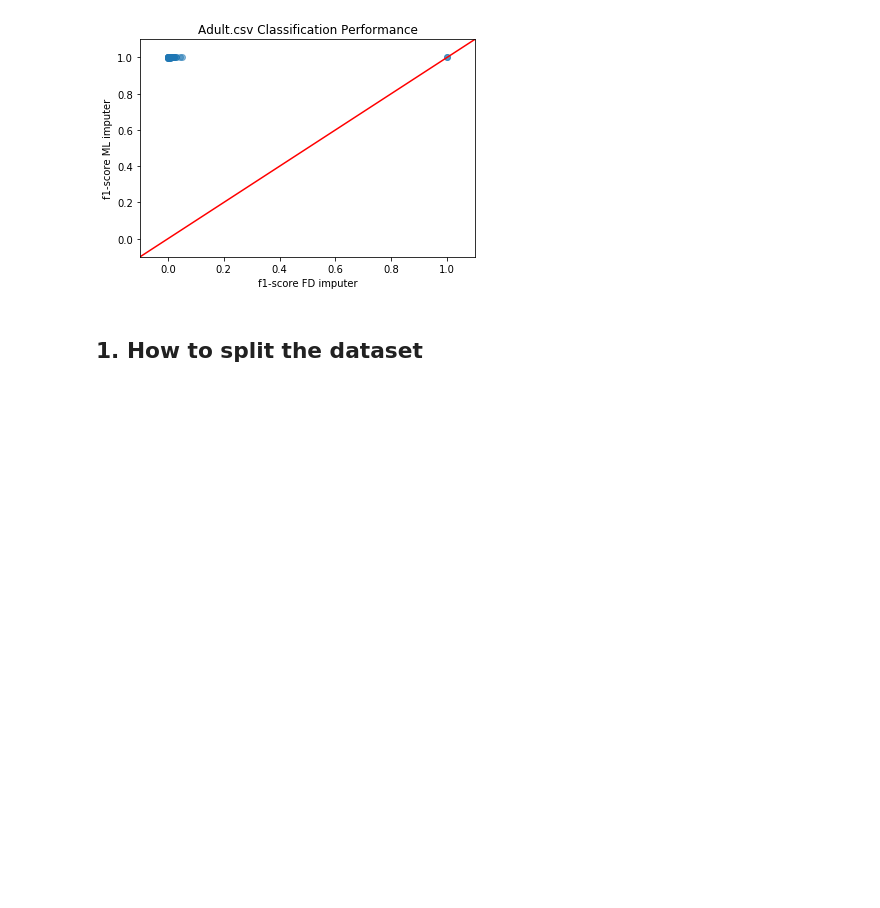
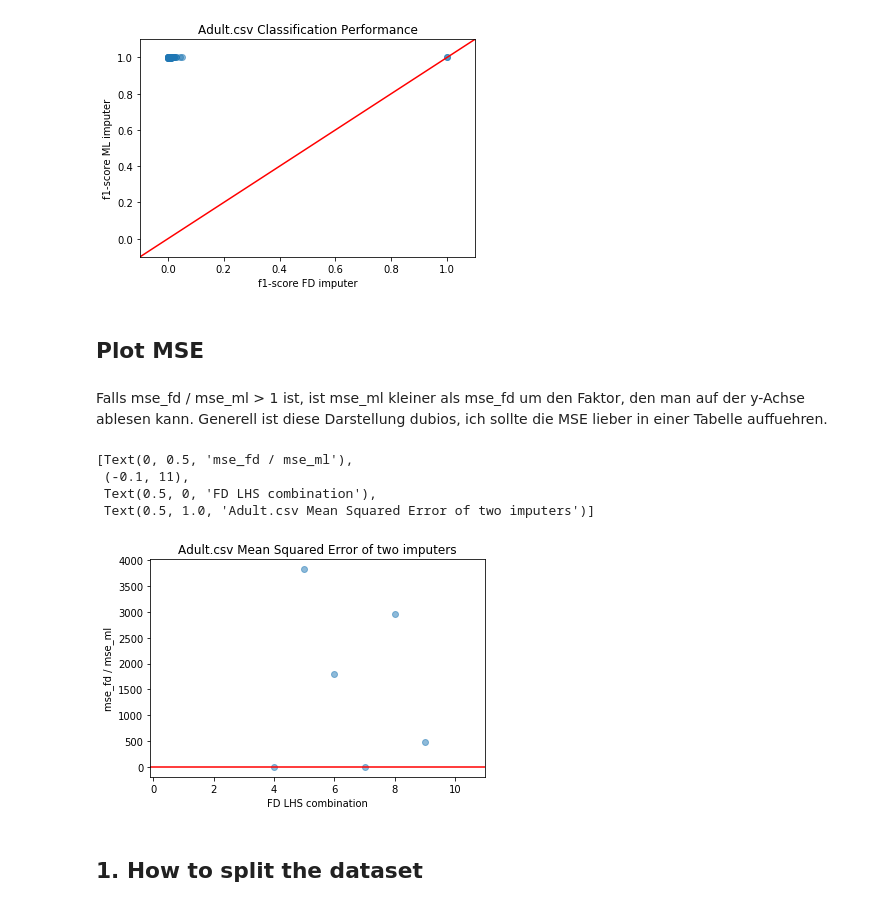
Before and after one commit to felixbiessmann/MLFD, a Jupyter notebook: fd_imputer_analysis.ipynb, the cells around one changed output. Drawn from its saved outputs; the diff is of its cells as text; code cells hidden in the pictures; blank space fills up the shorter version.

```diff
--- a/fd_imputer_analysis.ipynb
+++ b/fd_imputer_analysis.ipynb
@@ -101,20 +166,20 @@ for rhs in fds:
         relevant_cols = lhs + [rhs]
 
         # make sure that datawig doesn't perform regression on categories
+        # also, select relevant subsets
         if rhs not in continuous:
             df_subset_train = df_train.iloc[:, relevant_cols].astype(
                 {rhs: str})
             df_subset_test = df_test.iloc[:, relevant_cols].astype(
                 {rhs: str})
         else:
-            df_subset_train = df_train.iloc[:, relevant_cols].astype(
-                {rhs: str})
-            df_subset_test = df_test.iloc[:, relevant_cols].astype(
-                {rhs: str})
+            df_subset_train = df_train.iloc[:, relevant_cols]
+            df_subset_test = df_test.iloc[:, relevant_cols]
 
+        print(rhs, lhs)
         df_imputed = fd_imputer.ml_imputer(df_subset_train,
                                            df_subset_test,
-                                           rhs)
+                                           str(rhs))
 
         y_pred = df_imputed.loc[:, str(rhs)+'_imputed']
         y_true = df_imputed.loc[:, str(rhs)]
@@ -172,6 +331,39 @@ fig.savefig('ml-fd-classification.png', transparent=False,
            dpi=320, bbox_inches='tight')
 # %% [output]
 [figure]
+# %% [markdown]
+## Plot MSE
+# %%
+mse_fd = [y['mse'] for x in fd_imputer_results for y in fd_imputer_results[x] if 'mse' in y.keys()]
+mse_ml = [y['mse'] for x in ml_imputer_results for y in ml_imputer_results[x] if 'mse' in y.keys()]
+# %%
+rel_mse = []
+for i, x in enumerate(mse_fd):
+    if x != '':
+        rel_mse.append(mse_fd[i]/mse_ml[i])
+    else:
+        rel_mse.append(np.nan)
+# %% [markdown]
+Falls mse_fd / mse_ml > 1 ist, ist mse_ml kleiner als mse_fd um den Faktor, den man auf der y-Achse ablesen kann.
+Generell ist diese Darstellung dubios, ich sollte die MSE lieber in einer Tabelle auffuehren.
+# %%
+fig, ax = plt.subplots()
+sc = plt.scatter(list(range(0, len(rel_mse))),
+                 rel_mse,
+                 alpha=0.5)
+plt.plot(np.linspace(-2, len(rel_mse)), [1]*50, c='red')
+ax.set(title='Adult.csv Mean Squared Error of two imputers',
+      xlabel = 'FD LHS combination',
+      ylabel = 'mse_fd / mse_ml',
+      xlim = [-0.1, 11])
+#fig.savefig('ml-fd-regression.png', transparent=False,
+           #dpi=320, bbox_inches='tight')
+# %% [output]
+[Text(0, 0.5, 'mse_fd / mse_ml'),
+ (-0.1, 11),
+ Text(0.5, 0, 'FD LHS combination'),
+ Text(0.5, 1.0, 'Adult.csv Mean Squared Error of two imputers')]
+[figure, added]
 # %% [markdown]
 ## 1. How to split the dataset
 # %%
```
Also changed, not shown: parts of 8 cells of this notebook, 12 other files.
